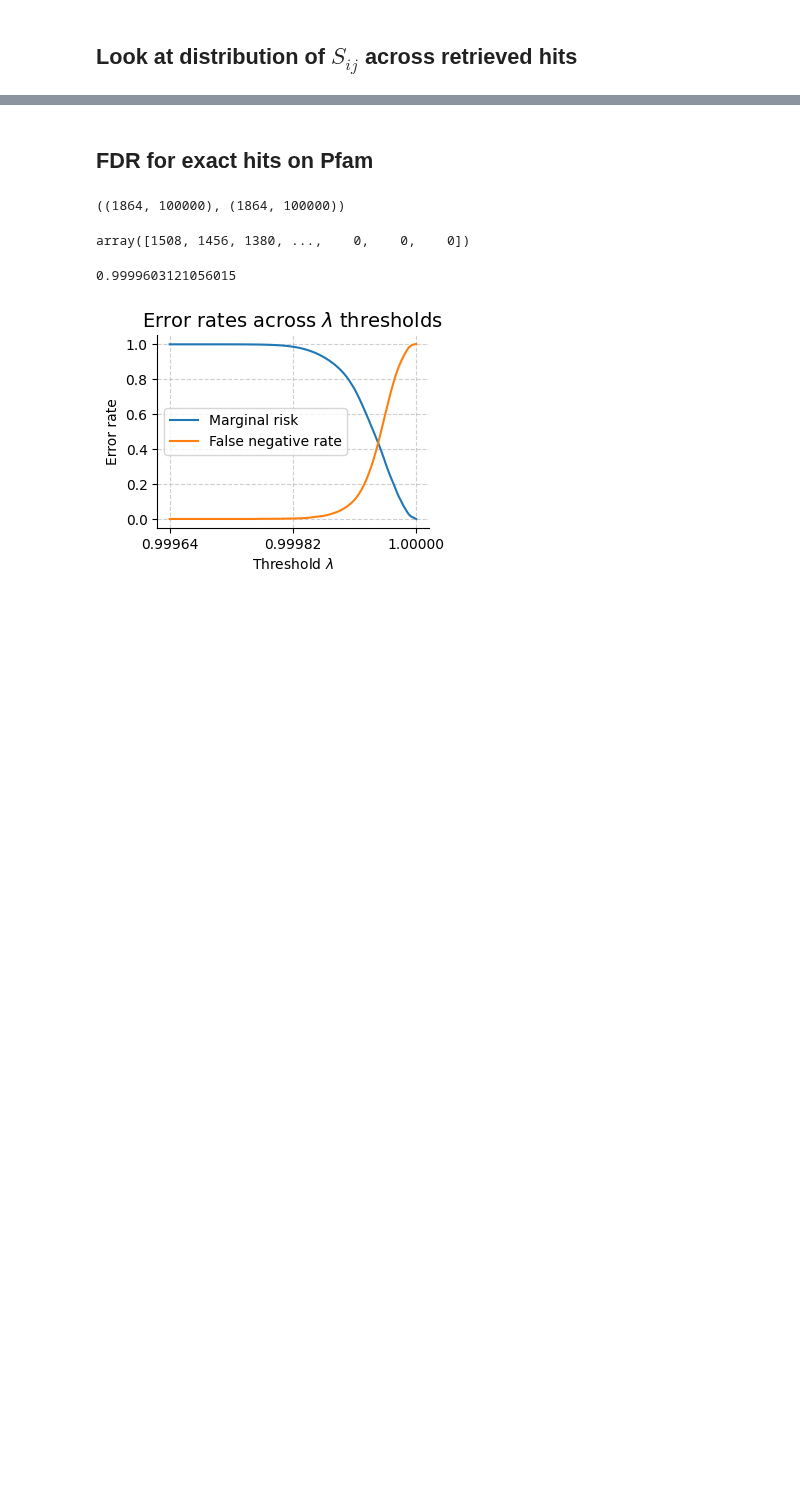
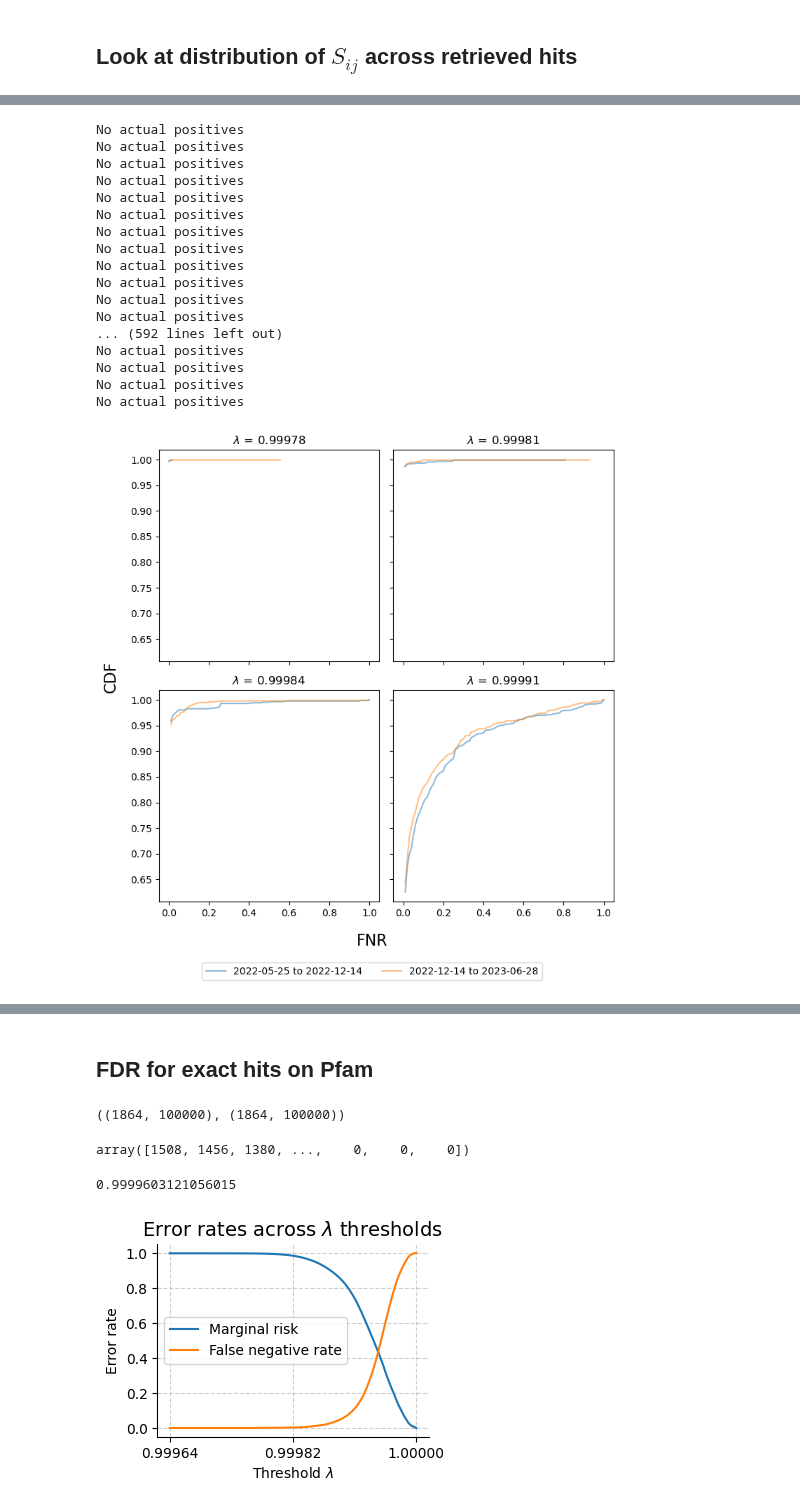
Before and after one commit to ronboger/conformal-protein-retrieval, a Jupyter notebook: pfam/analyze_protein_vec_results.ipynb, the cells around one changed output, grey strips where cells are left out. Drawn from its saved outputs; the diff is of its cells as text; code cells hidden in the pictures; blank space fills up the shorter version.

```diff
--- a/pfam/analyze_protein_vec_results.ipynb
+++ b/pfam/analyze_protein_vec_results.ipynb
@@ -35,0 +152,69 @@ Text(0.5, 1.0, 'Protein-vec: Histogram of Similarity Scores')
+# %%
+fig, axes = plt.subplots(2, 2, figsize=(8, 8), sharex=True, sharey=True)
+axes = axes.flatten()  # Flatten the 2x2 array for easier indexing
+
+for idx, lam in enumerate(percentile_values):
+    risks_before = [calculate_false_negatives(sims[i], labels[i], lam) for i in range(len(labels))]
+    risks_after = [calculate_false_negatives(sims_after[i], labels_after[i], lam) for i in range(len(labels_after))]
+
+    # Compute histogram for risks_before
+    counts_before, bin_edges_before = np.histogram(risks_before, bins=100, density=True)
+    cdf_before = np.cumsum(counts_before)  # Cumulative sum
+    cdf_before = cdf_before / cdf_before[-1]  # Normalize to turn it into a proper CDF
+
+    # Compute histogram for risks_after
+    counts_after, bin_edges_after = np.histogram(risks_after, bins=100, density=True)
+    cdf_after = np.cumsum(counts_after)  # Cumulative sum
+    cdf_after = cdf_after / cdf_after[-1]  # Normalize to turn it into a proper CDF
+
+    # Plot CDFs
+    ax = axes[idx]
+    ax.plot(bin_edges_before[1:], cdf_before, label='2022-05-25 to 2022-12-14', alpha=0.5)
+    ax.plot(bin_edges_after[1:], cdf_after, label='2022-12-14 to 2023-06-28', alpha=0.5)
+
+    # Set title
+    ax.set_title(rf'$\lambda$ = {lam:.5f}')
+
+    # Add legend to the top-right subplot (index 1)
+    if idx == 1:
+            ax.legend(loc='upper right', bbox_to_anchor=(0.9, 1))  # Shift legend to the left
+
+    # Remove inner labels to declutter the plots
+    ax.label_outer()
+
+# Add labels and legend
+# axes[-1].set_xlabel('Risk', fontsize=12)  # Set x-label on the last subplot
+# axes[0].set_ylabel('CDF', fontsize=12)    # Set y-label on the first subplot
+
+fig.text(0.02, 0.5, 'CDF', va='center', rotation='vertical', fontsize=16)
+fig.text(0.5, 0.02, 'FNR', ha='center', fontsize=16)  # Larger label for Risk
+
+# Add a single legend for all subplots
+# handles, labels_fig = ax.get_legend_handles_labels()
+# fig.legend(handles, labels_fig, loc='lower center', ncol=2, bbox_to_anchor=(0.5, -0.05))
+
+# Adjust layout to make space for the new labels and ensure plots fit well
+fig.tight_layout(rect=[0.05, 0.05, 0.95, 0.95])
+
+# Show the plot (uncomment in a script or notebook)
+# plt.show()
+plt.savefig(source_data_path + '/data/fnr_cdf.pdf', format='pdf')
+# %% [output]
+No actual positives
+No actual positives
+No actual positives
+No actual positives
+No actual positives
+No actual positives
+No actual positives
+No actual positives
+No actual positives
+No actual positives
+No actual positives
+No actual positives
+... (592 lines left out)
+No actual positives
+No actual positives
+No actual positives
+No actual positives
+[figure, added]
```
Also changed, not shown: parts of 19 cells of this notebook.
